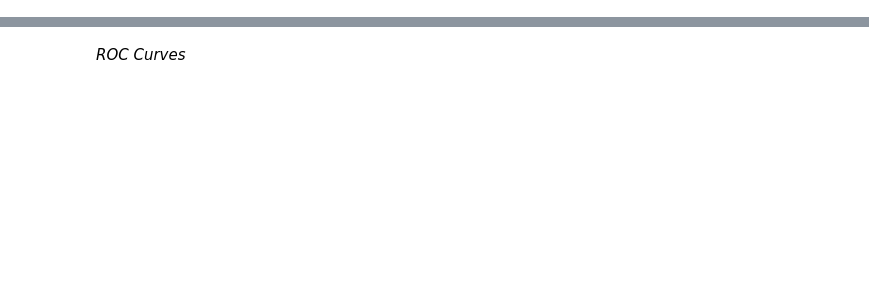
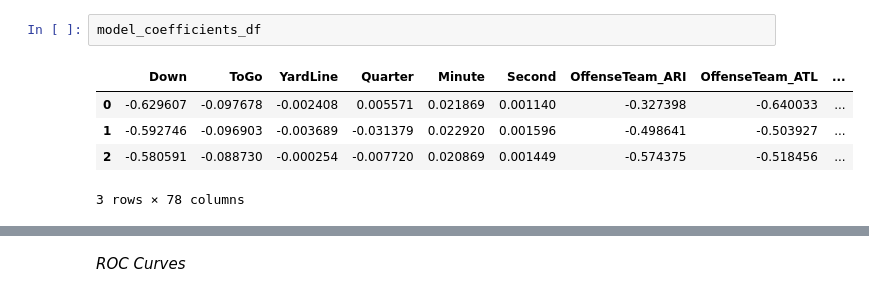
Before and after one commit to adeb09/Springboard, a Jupyter notebook: NFL Capstone/Regularized Logistic Regression Model (2014-2016 Season Data).ipynb, the cells around one changed output, grey strips where cells are left out. Saved outputs shown, nothing was run; the diff lists cells and outputs as text; blank space fills up the shorter version.

```diff
--- a/NFL Capstone/Regularized Logistic Regression Model (2014-2016 Season Data).ipynb
+++ b/NFL Capstone/Regularized Logistic Regression Model (2014-2016 Season Data).ipynb
@@ -182 +234,9 @@ metrics_df
+# %%
+model_coefficients_df
+# %% [output]
+|  | Down | ToGo | YardLine | Quarter | Minute | Second | OffenseTeam_ARI | OffenseTeam_ATL | ... |
+| 0 | -0.629607 | -0.097678 | -0.002408 | 0.005571 | 0.021869 | 0.001140 | -0.327398 | -0.640033 | ... |
+| 1 | -0.592746 | -0.096903 | -0.003689 | -0.031379 | 0.022920 | 0.001596 | -0.498641 | -0.503927 | ... |
+| 2 | -0.580591 | -0.088730 | -0.000254 | -0.007720 | 0.020869 | 0.001449 | -0.574375 | -0.518456 | ... |
+3 rows × 78 columns
 # %% [markdown]
```
Also changed, not shown: parts of 7 cells of this notebook, 28 other files.
